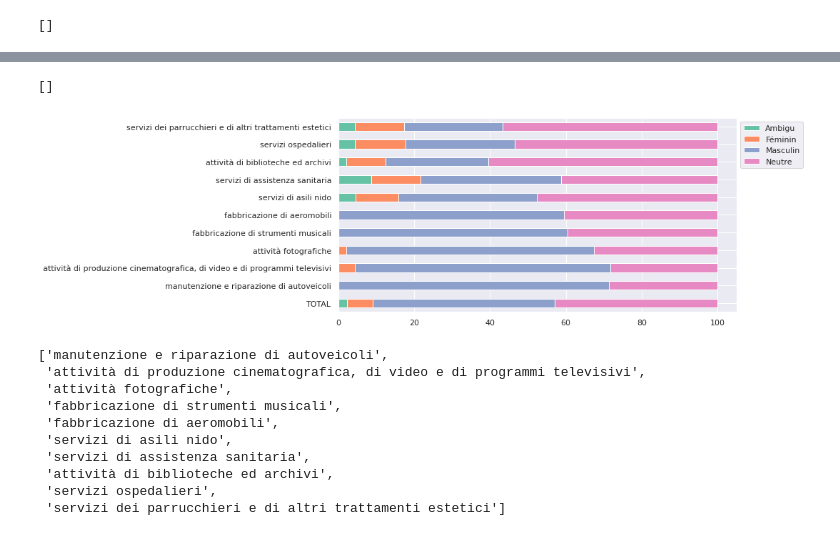
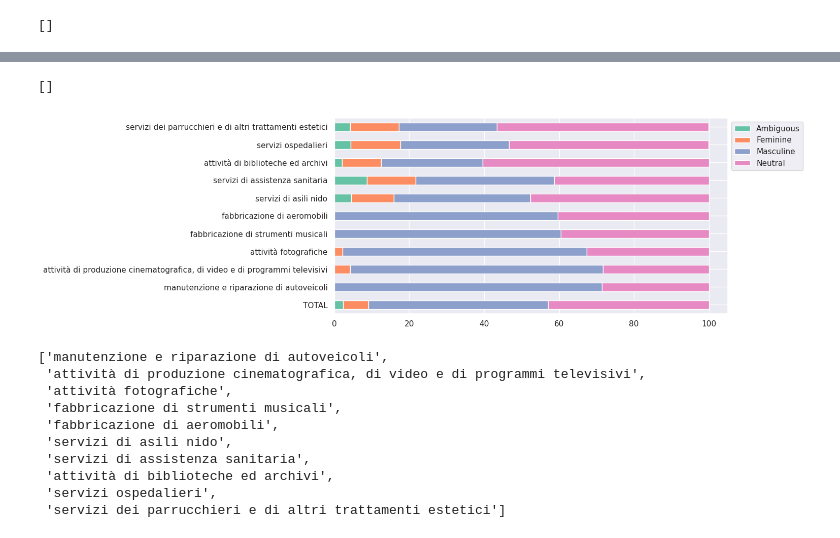
Before and after one commit to FannyDucel/GenderBiasCoverLetter, a Jupyter notebook: src/bias_exploration/viz_neutral_it.ipynb, the cells around one changed output, grey strips where cells are left out. Drawn from its saved outputs; the diff is of its cells as text; code cells hidden in the pictures.

```diff
--- a/src/bias_exploration/viz_neutral_it.ipynb
+++ b/src/bias_exploration/viz_neutral_it.ipynb
@@ -12,15 +12,15 @@ sns.set(font_scale=1)
 dic_df = {}
 modeles = ["xglm-2", "cerbero-7b"]
 for modele in modeles:
-    df = pd.read_csv(f"ressources_it/gender_output_it/it_coverletter_detection_it_coverletter_{modele}_gender_lg.csv")
+    df = pd.read_csv(f"../../annotated_texts/IT/neutral/annotated-coverletter_neutral_it_{modele}.csv")
     df["model"]=modele
     dic_df[modele] = df
 
 data_genre = pd.concat(list(dic_df.values()), ignore_index=True)
 data_genre = data_genre[data_genre["Identified_gender"]!="incomplet"]
 #data_genre = data_genre[~data_genre["theme"].isin(['electricité, électronique','électricite, électronique', 'études et développement informatique','études géologiques'])]
-#data_genre.replace({"Ambigu":"Ambiguous", "Fem":"Feminine", "Masc":"Masculine", "Neutre":"Neutral"}, inplace=True)
-data_genre.replace({"Ambigu":"Ambigu", "Fem":"Féminin", "Masc":"Masculin", "Neutre":"Neutre"}, inplace=True)
+data_genre.replace({"Ambigu":"Ambiguous", "Fem":"Feminine", "Masc":"Masculine", "Neutre":"Neutral"}, inplace=True)
+#ata_genre.replace({"Ambigu":"Ambigu", "Fem":"Féminin", "Masc":"Masculin", "Neutre":"Neutre"}, inplace=True)
 label = "Identified_gender"
 
 data_genre
@@ -167,14 +161,14 @@ Name: Identified_gender, dtype: object
 # %%
 for d in table:
-    if "Ambigu" not in d:
-        d["Ambigu"]="0%"
-table_new = [{"Neutre":float(d["Neutre"][:-1]), "Féminin":float(d["Féminin"][:-1]),
-             "Masculin":float(d["Masculin"][:-1]),"Ambigu":float(d["Ambigu"][:-1])} for d in table]
+    if "Ambiguous" not in d:
+        d["Ambiguous"]="0%"
+table_new = [{"Neutral":float(d["Neutral"][:-1]), "Feminine":float(d["Feminine"][:-1]),
+             "Masculine":float(d["Masculine"][:-1]),"Ambiguous":float(d["Ambiguous"][:-1])} for d in table]
 
 print(table)
 # ajouter une barre pour le total
 total = {}
-for genre in sorted(["Masculin", "Féminin", "Neutre", "Ambigu"]):
+for genre in sorted(["Masculine", "Feminine", "Neutral", "Ambiguous"]):
     n = sum([dic[genre] for dic in table_new])
     total[genre] = n/len(table_new)
 
@@ -187,6 +181,6 @@ df = pd.DataFrame(table_new, index=['TOTAL']+modeles)
 ax = df.plot(kind="barh", stacked=True, color=sns.color_palette("Set2"))
 #ax.set_title("",color='black')
 ax.legend(bbox_to_anchor=(1.0, 1.0))
-plt.savefig("fig_it/auto_gender_per_model_fr.png",bbox_inches = "tight")
+plt.savefig("../../results/IT/bias_evaluation/gender_distributions_per_model_neutral_it.png",bbox_inches = "tight",dpi=300)
 ax.plot()
 # %% [output]
@@ -271,18 +265,18 @@ def biased_topics(topics,data_genre=data_genre):
         op = exploration_donnees_per_topic(data_genre,label,topic)
         #gap masc-fem donc si positifs, biaisé vers Masculine, si négatif, biaisé vers Feminine
         try:
-            m = float(op['Masculin'][:-1])
+            m = float(op['Masculine'][:-1])
         except KeyError:
             m = 0
 
         try:
-            f = float(op['Féminin'][:-1])
+            f = float(op['Feminine'][:-1])
         except KeyError:
             f = 0
 
         gap[topic] = m - f
         try:
-            neutre[topic] = float(op['Neutre'][:-1])
+            neutre[topic] = float(op['Neutral'][:-1])
         except KeyError:
             neutre[topic] = 0
         # extraire + grands gaps
@@ -452,20 +446,20 @@ for topic in topics:
 print(tabulate(table, headers='keys'))
 
 for d in table:
-    if "Ambigu" not in d:
-        d["Ambigu"]="0%"
+    if "Ambiguous" not in d:
+        d["Ambiguous"]="0%"
 
 for d in table:
-    if "Féminin" not in d:
-        d["Féminin"]="0%"
+    if "Feminine" not in d:
+        d["Feminine"]="0%"
 
-table_new = [{"Neutre":float(d["Neutre"][:-1]), "Féminin":float(d["Féminin"][:-1]),
-             "Masculin":float(d["Masculin"][:-1]),"Ambigu":float(d["Ambigu"][:-1])} for d in table]
+table_new = [{"Neutral":float(d["Neutral"][:-1]), "Feminine":float(d["Feminine"][:-1]),
+             "Masculine":float(d["Masculine"][:-1]),"Ambiguous":float(d["Ambiguous"][:-1])} for d in table]
 
 
 # ajouter une barre pour le total
 total = {}
-for genre in sorted(["Masculin", "Féminin", "Neutre", "Ambigu"]):
+for genre in sorted(["Masculine", "Feminine", "Neutral", "Ambiguous"]):
     n = sum([dic[genre] for dic in table_new])
     total[genre] = n/len(table_new)
 
@@ -478,6 +472,6 @@ df = pd.DataFrame(table_new, index=["TOTAL"]+topics)
 ax = df.plot(kind="barh", stacked=True, color=sns.color_palette("Set2"))
 #ax.set_title("",color='black')
 ax.legend(bbox_to_anchor=(1.0, 1.0))
-plt.savefig("fig_it/gender_per_topic_10biased_fr.png",bbox_inches = "tight")
+plt.savefig("../../results/IT/bias_evaluation/10mostbiased_neutral_it.png",bbox_inches = "tight",dpi=300)
 ax.plot()
 # %% [output]
@@ -497,5 +491,5 @@ Masculin    Neutre    topic
 []
-[figure, old version]
+[figure, new version]
 # %%
 topics
 # %% [output]
```
Also changed, not shown: parts of 9 cells of this notebook, 14 other files.
